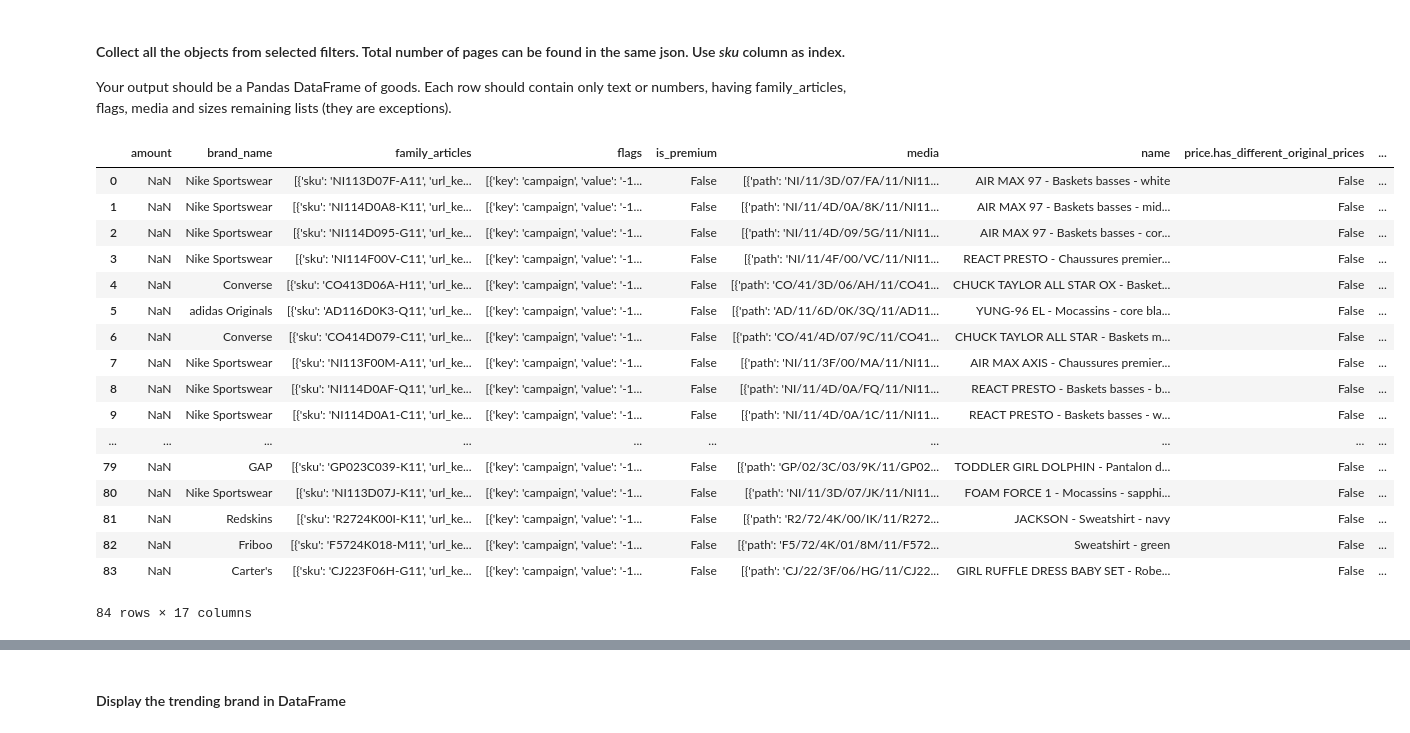
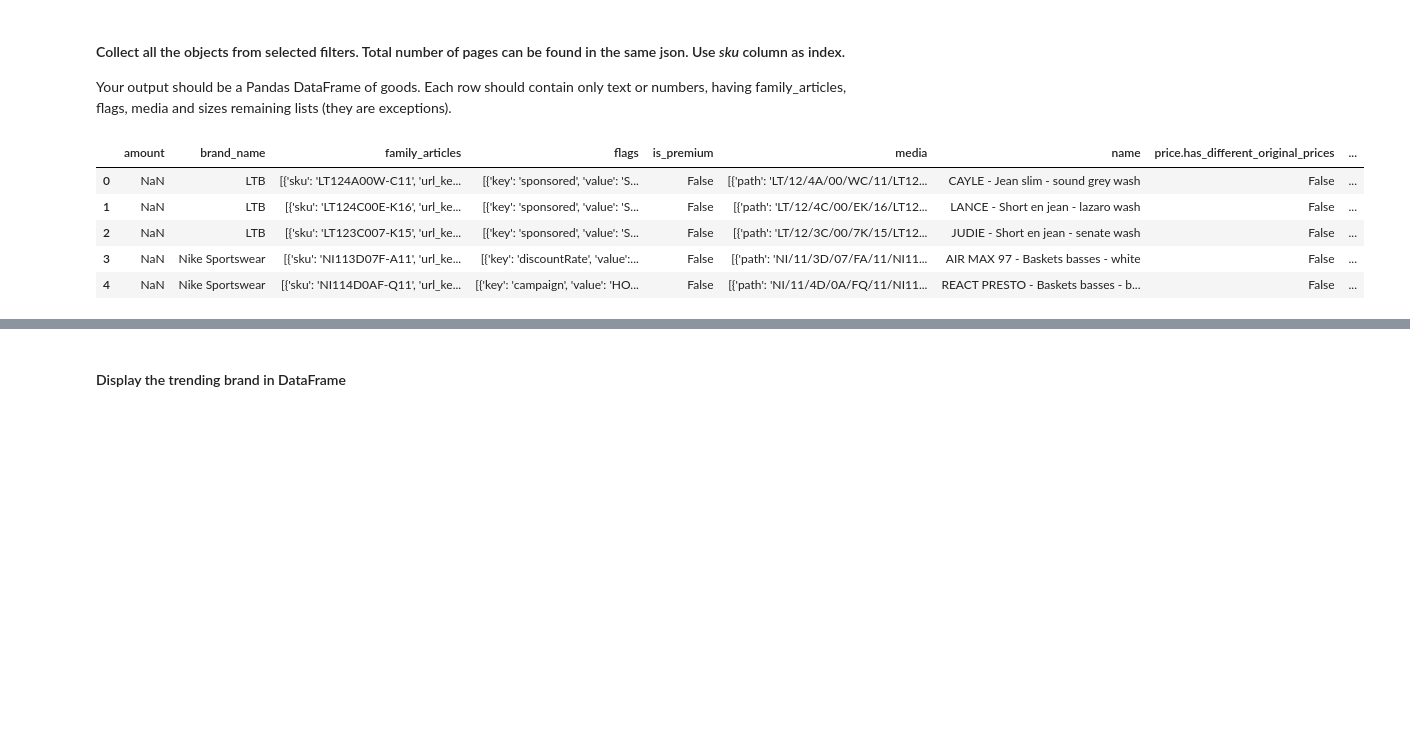
Before and after one commit to ta-datapt-bcn/lab-parsing-API-data, a Jupyter notebook: your-code/guided-lesson.ipynb, the cells around one changed output, grey strips where cells are left out. Saved outputs shown, nothing was run; the diff lists cells and outputs as text; code cells hidden in the pictures; blank space fills up the shorter version.

Commit message:
solved lab API data

```diff
--- a/your-code/guided-lesson.ipynb
+++ b/your-code/guided-lesson.ipynb
@@ -105,29 +104,17 @@ Your output should be a Pandas DataFrame of goods. Each row should contain only
 # %%
 flattened_data = json_normalize(results)
 flattened_data
 flattened_data['articles']
 flattened_data.articles[0]
 articles = json_normalize(flattened_data.articles[0])
-data.append(articles)
+articles.head()
 # %% [output]
 |  | amount | brand_name | family_articles | flags | is_premium | media | name | price.has_different_original_prices | ... |
-| 0 | NaN | Nike Sportswear | [{'sku': 'NI113D07F-A11', 'url_ke... | [{'key': 'campaign', 'value': '-1... | False | [{'path': 'NI/11/3D/07/FA/11/NI11... | AIR MAX 97 - Baskets basses - white | False | ... |
-| 1 | NaN | Nike Sportswear | [{'sku': 'NI114D0A8-K11', 'url_ke... | [{'key': 'campaign', 'value': '-1... | False | [{'path': 'NI/11/4D/0A/8K/11/NI11... | AIR MAX 97 - Baskets basses - mid... | False | ... |
-| 2 | NaN | Nike Sportswear | [{'sku': 'NI114D095-G11', 'url_ke... | [{'key': 'campaign', 'value': '-1... | False | [{'path': 'NI/11/4D/09/5G/11/NI11... | AIR MAX 97 - Baskets basses - cor... | False | ... |
-| 3 | NaN | Nike Sportswear | [{'sku': 'NI114F00V-C11', 'url_ke... | [{'key': 'campaign', 'value': '-1... | False | [{'path': 'NI/11/4F/00/VC/11/NI11... | REACT PRESTO - Chaussures premier... | False | ... |
-| 4 | NaN | Converse | [{'sku': 'CO413D06A-H11', 'url_ke... | [{'key': 'campaign', 'value': '-1... | False | [{'path': 'CO/41/3D/06/AH/11/CO41... | CHUCK TAYLOR ALL STAR OX - Basket... | False | ... |
-| 5 | NaN | adidas Originals | [{'sku': 'AD116D0K3-Q11', 'url_ke... | [{'key': 'campaign', 'value': '-1... | False | [{'path': 'AD/11/6D/0K/3Q/11/AD11... | YUNG-96 EL - Mocassins - core bla... | False | ... |
-| 6 | NaN | Converse | [{'sku': 'CO414D079-C11', 'url_ke... | [{'key': 'campaign', 'value': '-1... | False | [{'path': 'CO/41/4D/07/9C/11/CO41... | CHUCK TAYLOR ALL STAR - Baskets m... | False | ... |
-| 7 | NaN | Nike Sportswear | [{'sku': 'NI113F00M-A11', 'url_ke... | [{'key': 'campaign', 'value': '-1... | False | [{'path': 'NI/11/3F/00/MA/11/NI11... | AIR MAX AXIS - Chaussures premier... | False | ... |
-| 8 | NaN | Nike Sportswear | [{'sku': 'NI114D0AF-Q11', 'url_ke... | [{'key': 'campaign', 'value': '-1... | False | [{'path': 'NI/11/4D/0A/FQ/11/NI11... | REACT PRESTO - Baskets basses - b... | False | ... |
-| 9 | NaN | Nike Sportswear | [{'sku': 'NI114D0A1-C11', 'url_ke... | [{'key': 'campaign', 'value': '-1... | False | [{'path': 'NI/11/4D/0A/1C/11/NI11... | REACT PRESTO - Baskets basses - w... | False | ... |
-| ... | ... | ... | ... | ... | ... | ... | ... | ... | ... |
-| 79 | NaN | GAP | [{'sku': 'GP023C039-K11', 'url_ke... | [{'key': 'campaign', 'value': '-1... | False | [{'path': 'GP/02/3C/03/9K/11/GP02... | TODDLER GIRL DOLPHIN - Pantalon d... | False | ... |
-| 80 | NaN | Nike Sportswear | [{'sku': 'NI113D07J-K11', 'url_ke... | [{'key': 'campaign', 'value': '-1... | False | [{'path': 'NI/11/3D/07/JK/11/NI11... | FOAM FORCE 1 - Mocassins - sapphi... | False | ... |
-| 81 | NaN | Redskins | [{'sku': 'R2724K00I-K11', 'url_ke... | [{'key': 'campaign', 'value': '-1... | False | [{'path': 'R2/72/4K/00/IK/11/R272... | JACKSON - Sweatshirt - navy | False | ... |
-| 82 | NaN | Friboo | [{'sku': 'F5724K018-M11', 'url_ke... | [{'key': 'campaign', 'value': '-1... | False | [{'path': 'F5/72/4K/01/8M/11/F572... | Sweatshirt - green | False | ... |
-| 83 | NaN | Carter's | [{'sku': 'CJ223F06H-G11', 'url_ke... | [{'key': 'campaign', 'value': '-1... | False | [{'path': 'CJ/22/3F/06/HG/11/CJ22... | GIRL RUFFLE DRESS BABY SET - Robe... | False | ... |
+| 0 | NaN | LTB | [{'sku': 'LT124A00W-C11', 'url_ke... | [{'key': 'sponsored', 'value': 'S... | False | [{'path': 'LT/12/4A/00/WC/11/LT12... | CAYLE - Jean slim - sound grey wash | False | ... |
+| 1 | NaN | LTB | [{'sku': 'LT124C00E-K16', 'url_ke... | [{'key': 'sponsored', 'value': 'S... | False | [{'path': 'LT/12/4C/00/EK/16/LT12... | LANCE - Short en jean - lazaro wash | False | ... |
+| 2 | NaN | LTB | [{'sku': 'LT123C007-K15', 'url_ke... | [{'key': 'sponsored', 'value': 'S... | False | [{'path': 'LT/12/3C/00/7K/15/LT12... | JUDIE - Short en jean - senate wash | False | ... |
+| 3 | NaN | Nike Sportswear | [{'sku': 'NI113D07F-A11', 'url_ke... | [{'key': 'discountRate', 'value':... | False | [{'path': 'NI/11/3D/07/FA/11/NI11... | AIR MAX 97 - Baskets basses - white | False | ... |
+| 4 | NaN | Nike Sportswear | [{'sku': 'NI114D0AF-Q11', 'url_ke... | [{'key': 'campaign', 'value': 'HO... | False | [{'path': 'NI/11/4D/0A/FQ/11/NI11... | REACT PRESTO - Baskets basses - b... | False | ... |
-84 rows × 17 columns
 # %%
 # Get the total number of pages
 pages = results['pagination']['page_count']
```
Also changed, not shown: parts of 9 cells of this notebook, 1 other file.
